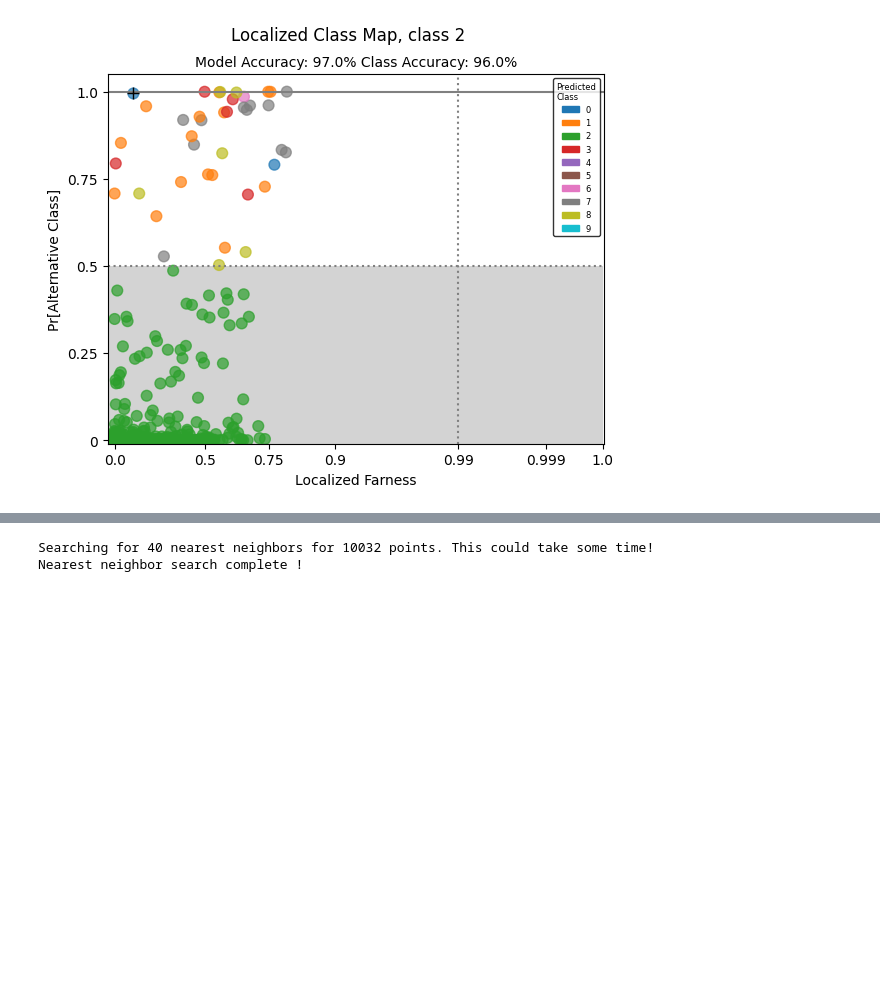
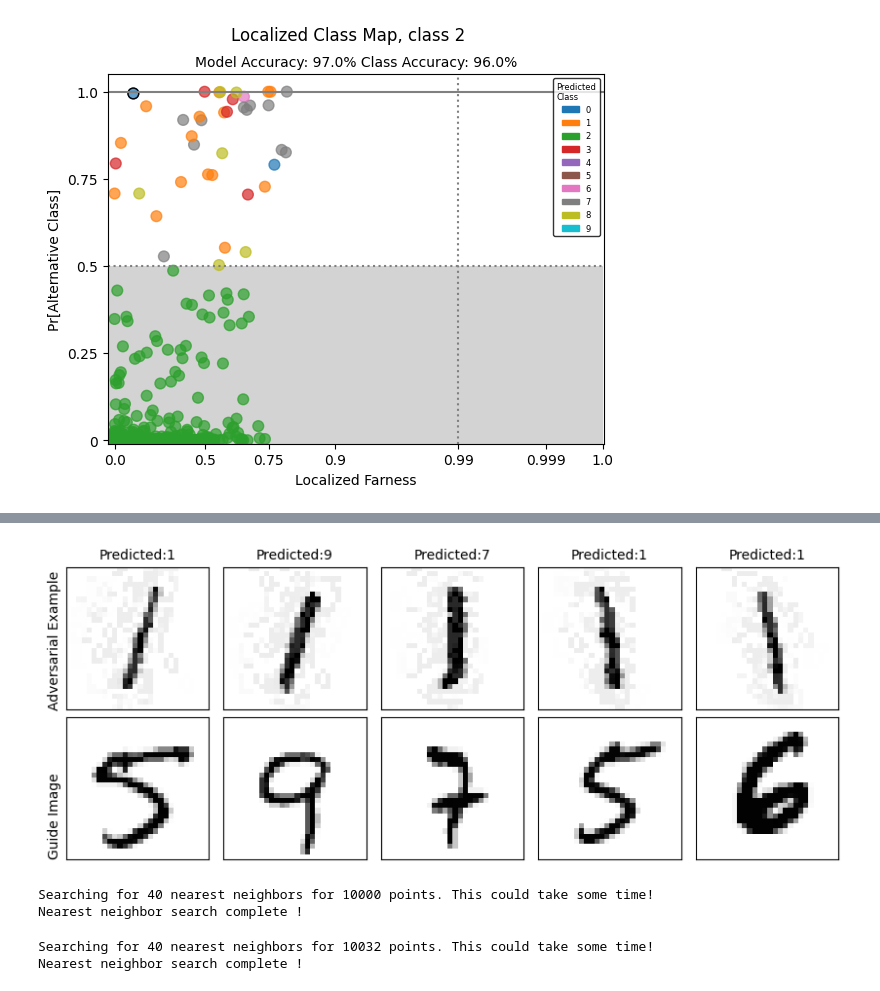
Before and after one commit to nurakawa/localized-classmap, a Jupyter notebook: attack_feature_adversaries_pytorch.ipynb, the cells around one changed output, grey strips where cells are left out. Drawn from its saved outputs; the diff is of its cells as text; code cells hidden in the pictures; blank space fills up the shorter version.

```diff
--- a/attack_feature_adversaries_pytorch.ipynb
+++ b/attack_feature_adversaries_pytorch.ipynb
@@ -301,7 +355,7 @@ for i in range(num_col):
     ax.set_yticks([])
 
     # Predicted as
-    ax.set_title(f'Predicted:{np.argmax(predictions,axis=1)[adv_examples[i]]}', fontsize=10)
+    ax.set_title(f'Predicted:{np.argmax(predictions_adv,axis=1)[adv_examples[i]]}', fontsize=10)
 
     # Remove axis labels, ticks, and numbers
     ax.set_xticks([])
@@ -362,0 +417,49 @@ Nearest neighbor search complete !
+# %%
+# Adversarial Examples
+
+adv_examples_cl1 = np.where(np.argmax(y_adv, axis=1)==1)[0]
+
+# Number of rows and columns
+num_row = 2
+num_col = len(adv_examples_cl1)
+
+# Create the subplot grid with specified figure size
+fig, axes = plt.subplots(num_row, num_col, figsize=(8, 3))
+
+# Plot the images
+for i in range(num_col):
+    ax = axes[0,i]
+    img = x_adv[adv_examples_cl1[i],...].squeeze()
+    ax.imshow(img, cmap='Greys')
+
+    # Remove axis labels, ticks, and numbers
+    ax.set_xticks([])
+    ax.set_yticks([])
+
+    # Predicted as
+    ax.set_title(f'Predicted:{np.argmax(predictions_adv,axis=1)[adv_examples_cl1[i]]}', fontsize=10)
+
+# Plot the images
+for i in range(num_col):
+    ax = axes[1,i]
+    img = guide[adv_examples_cl1[i],...].squeeze()
+    ax.imshow(img, cmap='Greys')
+
+    # Remove axis labels, ticks, and numbers
+    ax.set_xticks([])
+    ax.set_yticks([])
+
+# Remove whitespace around and within the plots
+plt.subplots_adjust(left=0, right=1, top=1, bottom=0, wspace=0.05, hspace=0.05)
+
+# Add row-wise titles using fig.text() for custom positioning
+fig.text(-0.01, 0.52, 'Adversarial Example', ha='center', fontsize=10, rotation=90)  # Title for the first row
+fig.text(-0.01, 0.01, 'Guide Image', ha='center', fontsize=10, rotation=90)  # Title for the second row
+
+# Add the title
+# fig.suptitle('Adversarial Examples', y=1.02)
+
+# Show the plot
+plt.show()
+# %% [output]
+[figure, added]
@@ -362,0 +468,5 @@ Nearest neighbor search complete !
+# %%
+LF_cl1 = compLocalFarness(x_test, np.argmax(y_test,axis=1), k=40, pytorch=True)
+# %% [output]
+Searching for 40 nearest neighbors for 10000 points. This could take some time!
+Nearest neighbor search complete !
```
Also changed, not shown: parts of 9 cells of this notebook, 5 other files.
